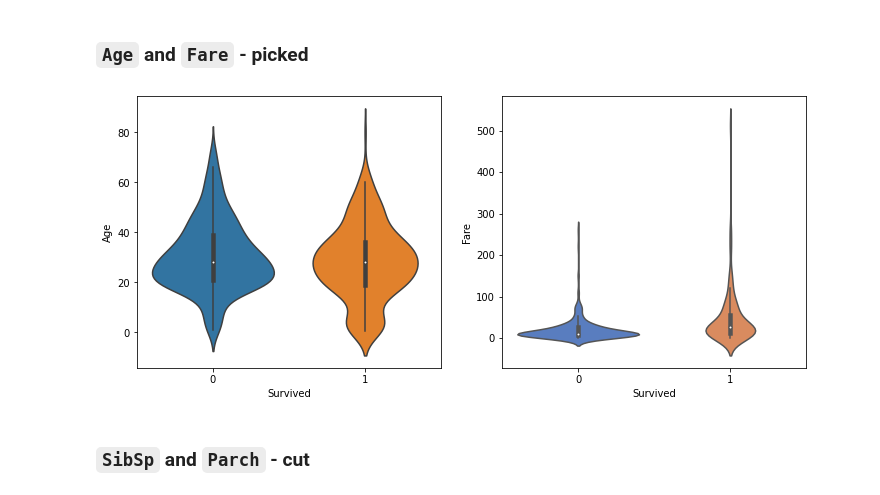
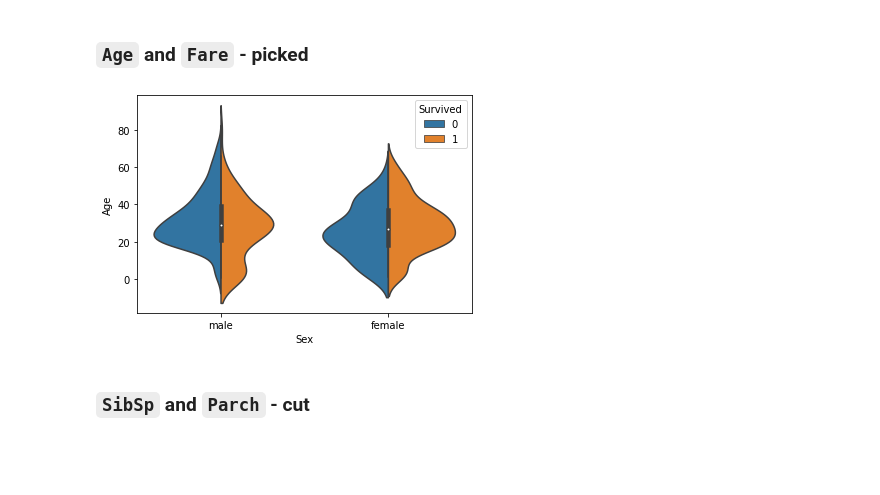
Before and after one commit to QQQQ00243/Titanic, a Jupyter notebook: Titanic.ipynb, the cells around one changed output. Cells and saved outputs as stored; diff of their text form; code cells hidden in the pictures; blank space fills up the shorter version.

```diff
--- a/Titanic.ipynb
+++ b/Titanic.ipynb
@@ -359,16 +79,10 @@ plt.show()
 # %% [markdown]
 ### `Age` and `Fare` - picked
-# %%
-plt.figure(figsize=(12, 5))
-
-plt.subplot(121)
-sns.violinplot(x="Survived", y="Age", data=data, split=True)
-plt.subplot(122)
-sns.violinplot(x="Survived", y="Fare", data=data, split=True, palette="muted")
-
-plt.show()
-# %% [output]
-[figure, removed]
+# %%
+sns.violinplot(x ="Sex", y ="Age", hue ="Survived",data = data, split = True)
+plt.show()
+# %% [output]
+[figure, added]
 # %% [markdown]
 ### `SibSp` and `Parch` - cut
 # %%
```
Also changed, not shown: parts of 68 cells of this notebook, 10 other files.
